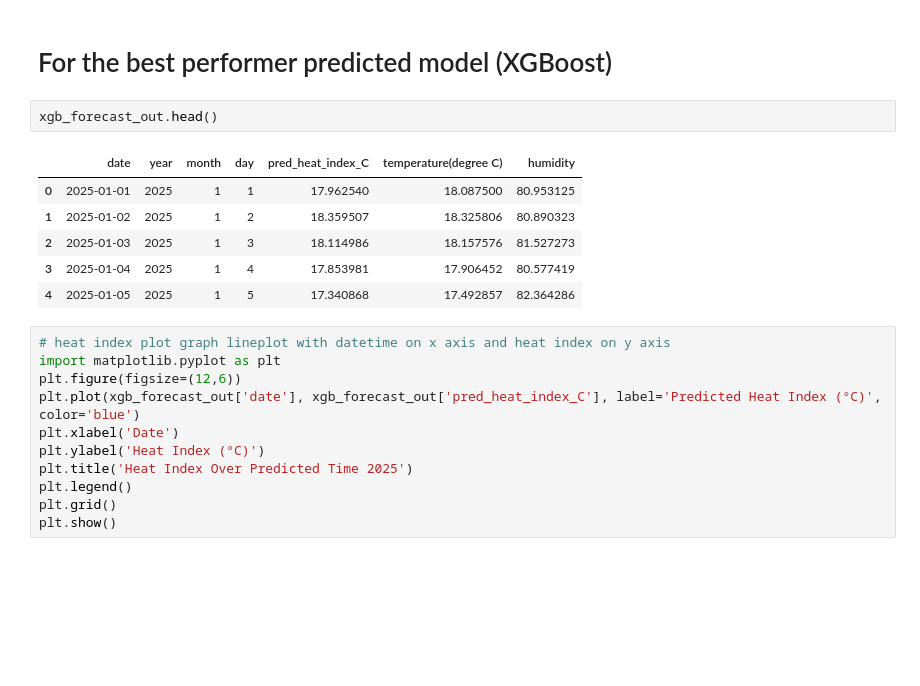
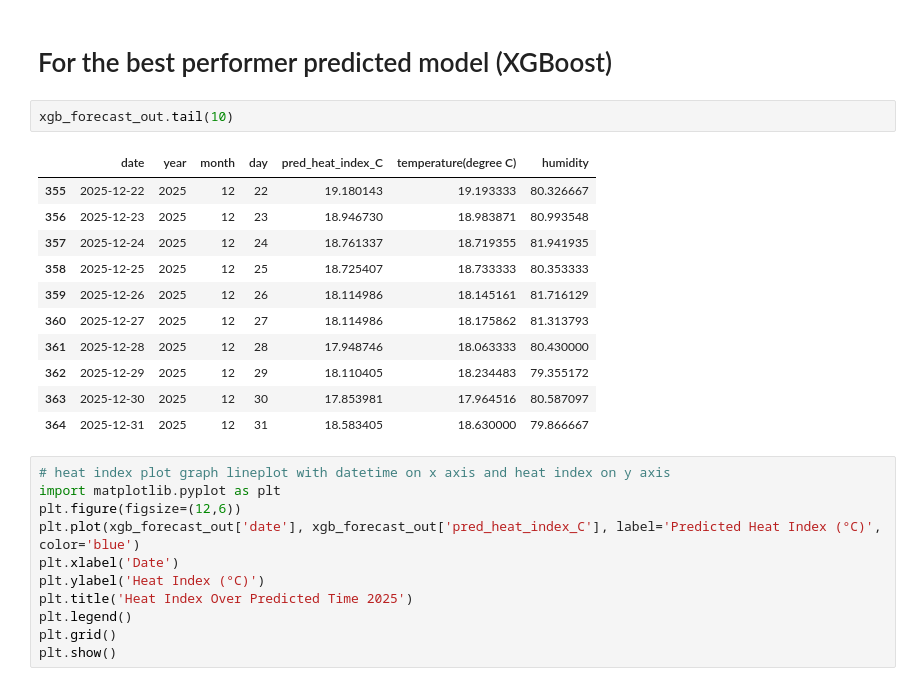
Before and after one commit to not-your-pancake/TCC-ensembling-paper, a Jupyter notebook: 1-Heat-Index/1-bagherhat/bagerhat_Heat_index.ipynb, the cells around one changed output. Cells and saved outputs as stored; diff of their text form; blank space fills up the shorter version.

```diff
--- a/1-Heat-Index/1-bagherhat/bagerhat_Heat_index.ipynb
+++ b/1-Heat-Index/1-bagherhat/bagerhat_Heat_index.ipynb
@@ -1129,14 +1134,19 @@ year
 # %% [markdown]
 # For the best performer predicted model (XGBoost)
 # %%
-xgb_forecast_out.head()
+xgb_forecast_out.tail(10)
 # %% [output]
 |  | date | year | month | day | pred_heat_index_C | temperature(degree C) | humidity |
-| 0 | 2025-01-01 | 2025 | 1 | 1 | 17.962540 | 18.087500 | 80.953125 |
-| 1 | 2025-01-02 | 2025 | 1 | 2 | 18.359507 | 18.325806 | 80.890323 |
-| 2 | 2025-01-03 | 2025 | 1 | 3 | 18.114986 | 18.157576 | 81.527273 |
-| 3 | 2025-01-04 | 2025 | 1 | 4 | 17.853981 | 17.906452 | 80.577419 |
-| 4 | 2025-01-05 | 2025 | 1 | 5 | 17.340868 | 17.492857 | 82.364286 |
+| 355 | 2025-12-22 | 2025 | 12 | 22 | 19.180143 | 19.193333 | 80.326667 |
+| 356 | 2025-12-23 | 2025 | 12 | 23 | 18.946730 | 18.983871 | 80.993548 |
+| 357 | 2025-12-24 | 2025 | 12 | 24 | 18.761337 | 18.719355 | 81.941935 |
+| 358 | 2025-12-25 | 2025 | 12 | 25 | 18.725407 | 18.733333 | 80.353333 |
+| 359 | 2025-12-26 | 2025 | 12 | 26 | 18.114986 | 18.145161 | 81.716129 |
+| 360 | 2025-12-27 | 2025 | 12 | 27 | 18.114986 | 18.175862 | 81.313793 |
+| 361 | 2025-12-28 | 2025 | 12 | 28 | 17.948746 | 18.063333 | 80.430000 |
+| 362 | 2025-12-29 | 2025 | 12 | 29 | 18.110405 | 18.234483 | 79.355172 |
+| 363 | 2025-12-30 | 2025 | 12 | 30 | 17.853981 | 17.964516 | 80.587097 |
+| 364 | 2025-12-31 | 2025 | 12 | 31 | 18.583405 | 18.630000 | 79.866667 |
 # %%
 # heat index plot graph lineplot with datetime on x axis and heat index on y axis
 import matplotlib.pyplot as plt
```
Also changed, not shown: parts of 7 cells of this notebook.
